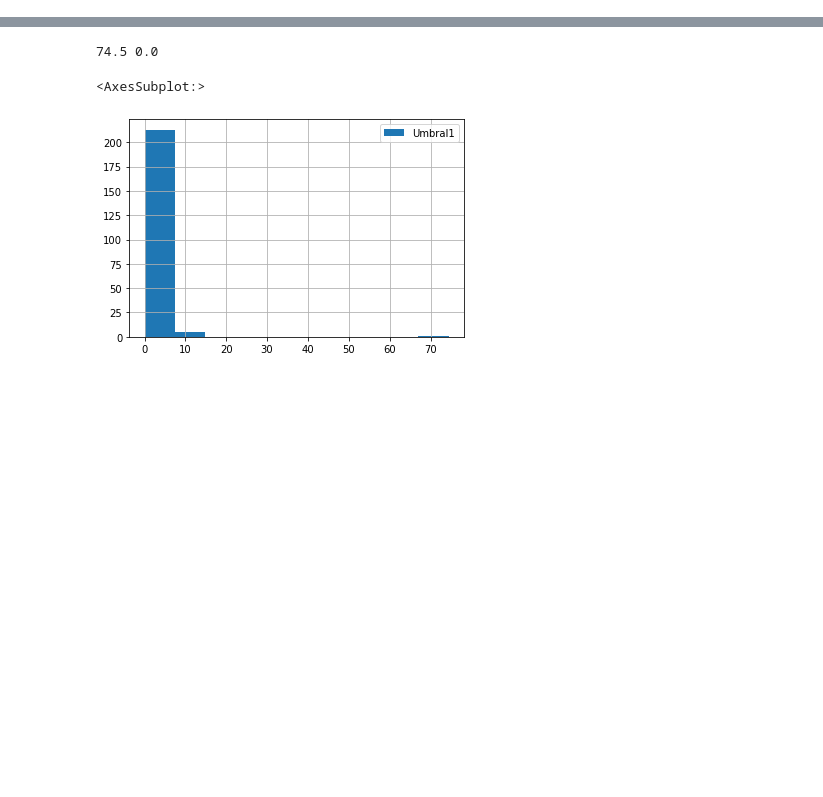
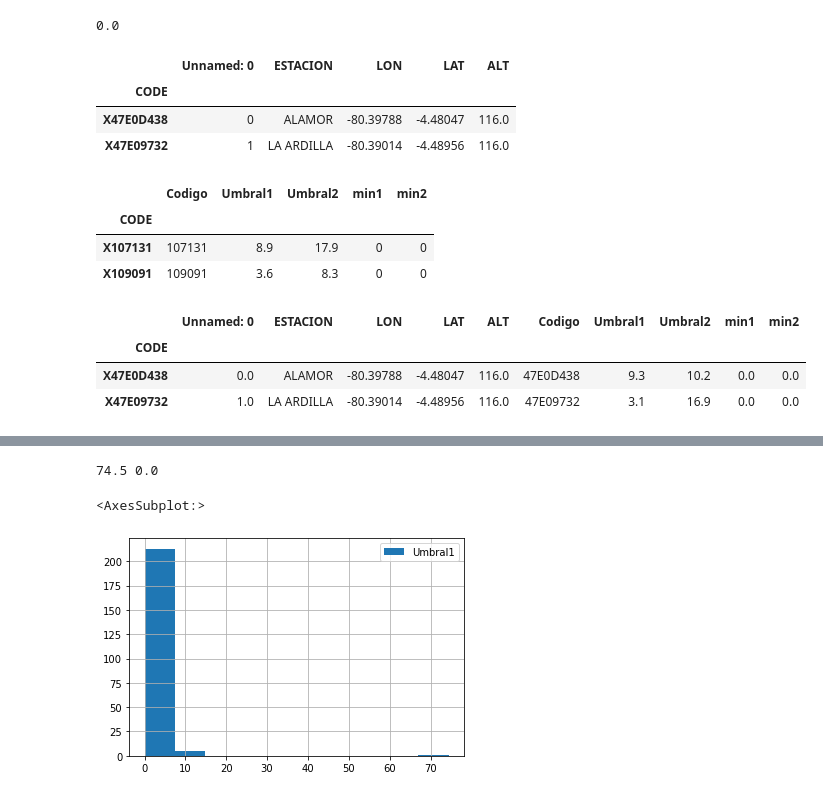
Before and after one commit to ShounenGakusei/Tesis2-DiegoParedes, a Jupyter notebook: Codigo/01-ProcesamientoDatos/02-1.5-simulacionQC.ipynb, the cells around one changed output, grey strips where cells are left out. Saved outputs shown, nothing was run; the diff lists cells and outputs as text; code cells hidden in the pictures; blank space fills up the shorter version.

```diff
--- a/Codigo/01-ProcesamientoDatos/02-1.5-simulacionQC.ipynb
+++ b/Codigo/01-ProcesamientoDatos/02-1.5-simulacionQC.ipynb
@@ -212,3 +212,35 @@ Wall time: 1.63 s
 | 217 | 47E9177A | 2.2 | 11.2 | 0 | 0 |
 | 218 | 47E94706 | 0.5 | 5.7 | 0 | 0 |
 219 rows × 5 columns
+# %%
+dfUmbrales['Umbral2'].min()
+# %% [output]
+0.0
+# %%
+#dfUmbrales
+dfEstaciones = pd.read_csv(Festaciones, index_col=1)
+dfEstaciones.head(2)
+# %% [output]
+|  | Unnamed: 0 | ESTACION | LON | LAT | ALT |
+| CODE |  |  |  |  |  |
+| X47E0D438 | 0 | ALAMOR | -80.39788 | -4.48047 | 116.0 |
+| X47E09732 | 1 | LA ARDILLA | -80.39014 | -4.48956 | 116.0 |
+# %%
+dfUmbrales['CODE'] = 'X' + dfUmbrales['Codigo'].astype(str)
+dfUmbrales.set_index('CODE', inplace=True)
+dfUmbrales.head(2)
+# %% [output]
+|  | Codigo | Umbral1 | Umbral2 | min1 | min2 |
+| CODE |  |  |  |  |  |
+| X107131 | 107131 | 8.9 | 17.9 | 0 | 0 |
+| X109091 | 109091 | 3.6 | 8.3 | 0 | 0 |
+# %%
+
+_dfJoined = pd.concat([dfEstaciones, dfUmbrales], axis=1)
+_dfJoined.to_csv(f'{path_base}/Archivos/Reportes/Datos/stations_data.csv')
+_dfJoined.head(2)
+# %% [output]
+|  | Unnamed: 0 | ESTACION | LON | LAT | ALT | Codigo | Umbral1 | Umbral2 | min1 | min2 |
+| CODE |  |  |  |  |  |  |  |  |  |  |
+| X47E0D438 | 0.0 | ALAMOR | -80.39788 | -4.48047 | 116.0 | 47E0D438 | 9.3 | 10.2 | 0.0 | 0.0 |
+| X47E09732 | 1.0 | LA ARDILLA | -80.39014 | -4.48956 | 116.0 | 47E09732 | 3.1 | 16.9 | 0.0 | 0.0 |
```
Also changed, not shown: parts of 8 cells of this notebook, 21 other files.
